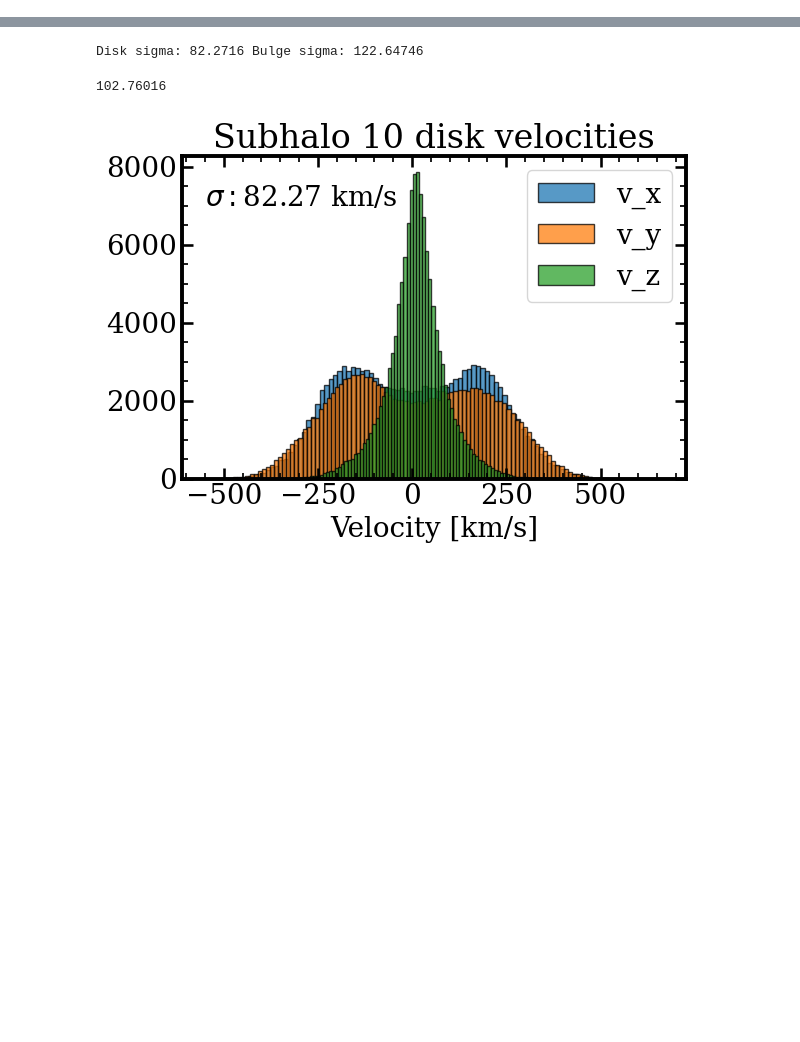
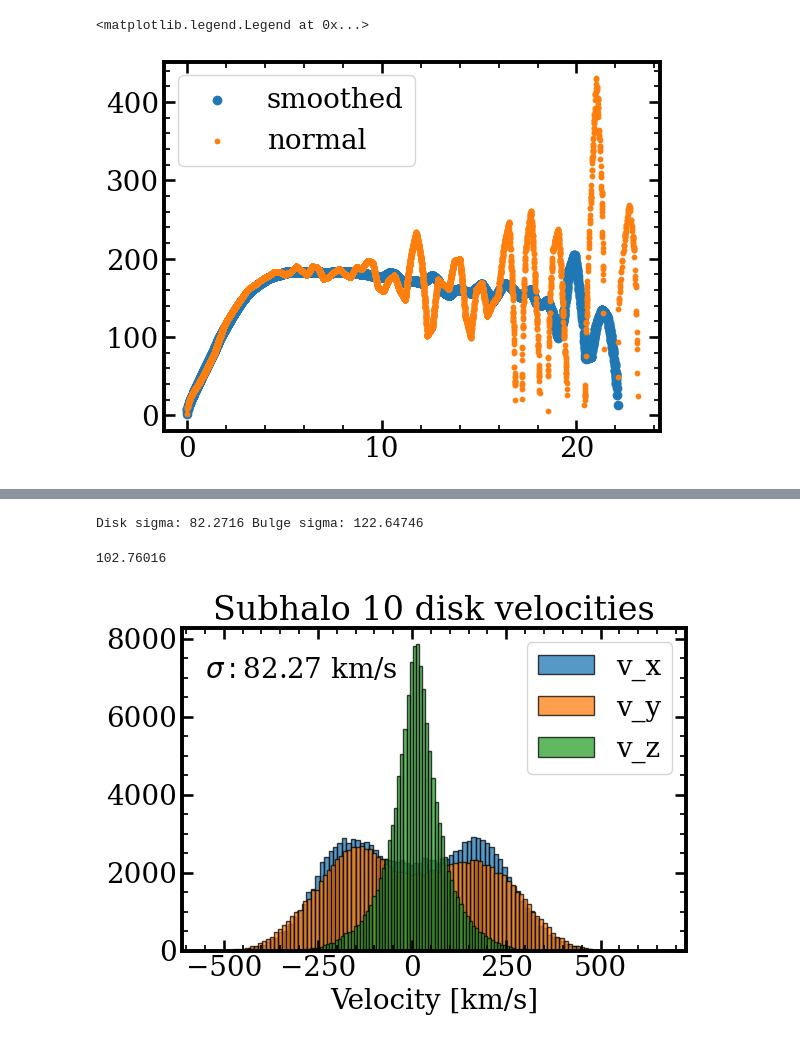
Before and after one commit to khojonat/Brahma_Analysis, a Jupyter notebook: Testing.ipynb, the cells around one changed output, grey strips where cells are left out. Saved outputs shown, nothing was run; the diff lists cells and outputs as text; code cells hidden in the pictures; blank space fills up the shorter version.

```diff
--- a/Testing.ipynb
+++ b/Testing.ipynb
@@ -80,0 +122,10 @@ plt.savefig('Plots/Subhalo_{}_rcirc'.format(subhalo_id))
+# %%
+smoothed_interp_g = np.array([smooth_gradient_interp(i) for i in rstars])
+smoothed_vcirc = np.sqrt(rstars * smoothed_interp_g)
+
+plt.scatter(rstars/kpc2km,smoothed_vcirc,label='smoothed')
+plt.scatter(masked_rstars/kpc2km,vcirc,s = 10,label='normal')
+plt.legend()
+# %% [output]
+<matplotlib.legend.Legend at 0x...>
+[figure, added]
```
Also changed, not shown: parts of 22 cells of this notebook.
